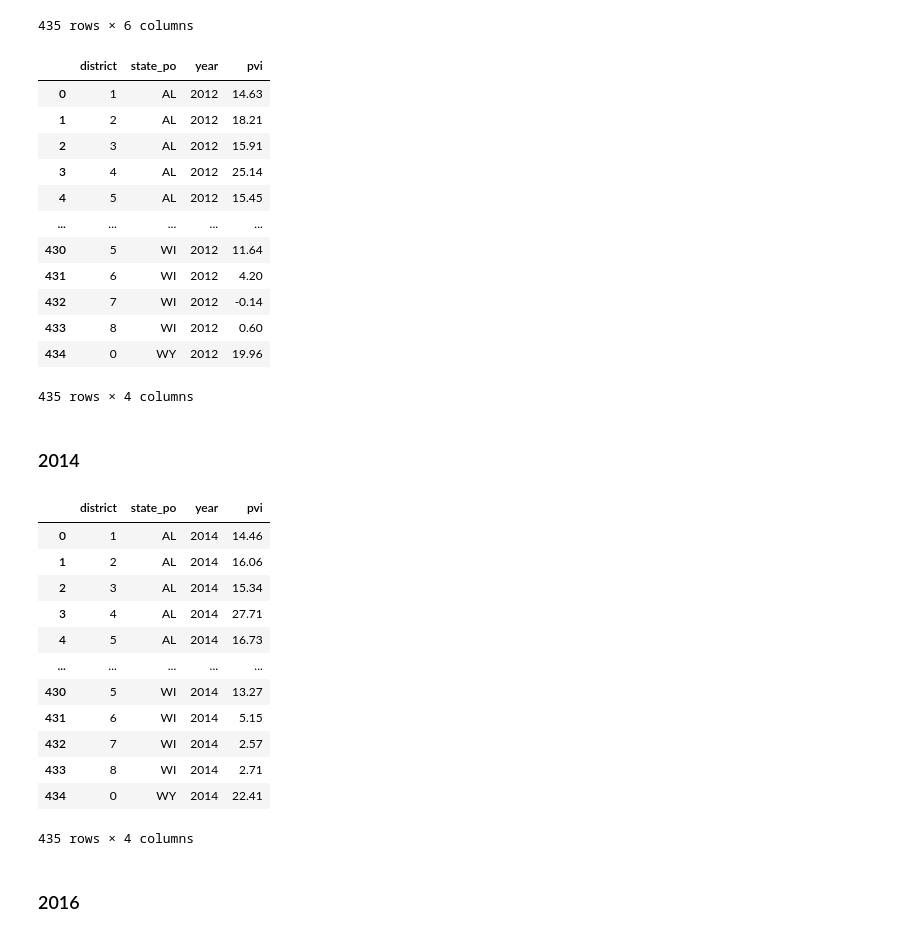
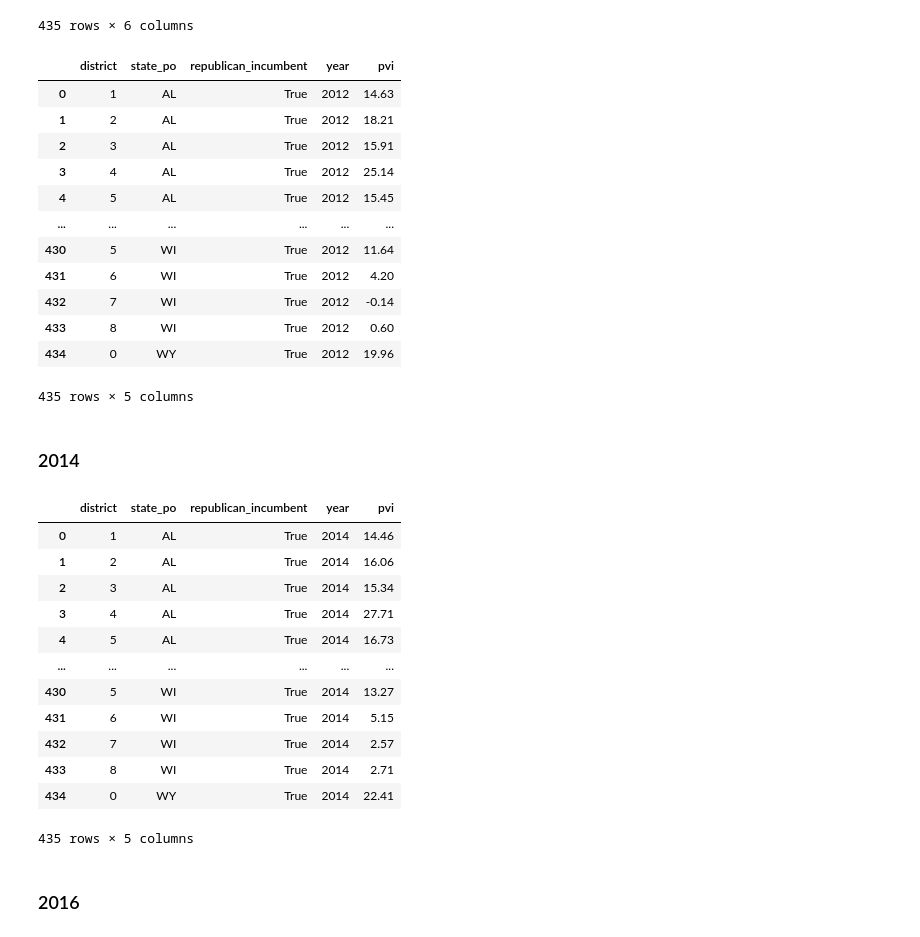
Before and after one commit to fcostell0/DS496Capstone, a Jupyter notebook: Processed Data/HouseElectionDataProcessing.ipynb, the cells around one changed output. Drawn from its saved outputs; the diff is of its cells as text; code cells hidden in the pictures.

```diff
--- a/Processed Data/HouseElectionDataProcessing.ipynb
+++ b/Processed Data/HouseElectionDataProcessing.ipynb
@@ -224,42 +224,45 @@ def process_pvi(pvi):
 # %%
 def processStateDistrict(dataframe, year):
     state_abbr = {
             'Alabama': 'AL', 'Alaska':'AK', 'Arizona':'AZ', 'Arkansas':'AR', 'California':'CA', 'Colorado':'CO',
             'Connecticut':'CT','Delaware':'DE','Florida':'FL','Georgia':'GA', 'Hawaii':'HI','Idaho':'ID','Illinois':'IL',
             'Indiana':'IN', 'Iowa':'IA', 'Kansas':'KS', 'Kentucky':'KY', 'Louisiana':'LA', 'Maine':'ME', 'Maryland':'MD',
             'Massachusetts':'MA', 'Michigan':'MI', 'Minnesota':'MN', 'Mississippi':'MS', 'Missouri':'MO', 'Montana':'MT',
             'Nebraska':'NE', 'Nevada':'NV', 'New Hampshire':'NH', 'New Jersey':'NJ', 'New Mexico':'NM','New York':'NY', 'North Carolina':'NC',
             'North Dakota':'ND', 'Ohio':'OH', 'Oklahoma':'OK', 'Oregon':'OR', 'Pennsylvania':'PA', 'Rhode Island':'RI',
             'South Carolina':'SC', 'South Dakota':'SD', 'Tennessee':'TN', 'Texas':'TX', 'Utah':'UT', 'Vermont':'VT',
             'Virginia':'VA', 'Washington':'WA', 'West Virginia':'WV', 'Wisconsin':'WI', 'Wyoming':'WY'
         }
 
     dataframe['state_po'] = dataframe['State'].map(state_abbr)
     dataframe.loc[dataframe['District'] == 'AL', 'District'] = 0
     dataframe = dataframe.rename(columns={'District':'district'})
-    dataframe = dataframe.drop(['State', 'Party'], axis = 1)
+    dataframe = dataframe.drop(['State'], axis = 1)
+
+    dataframe['republican_incumbent'] = dataframe['Party'] == 'R'
+    dataframe = dataframe.drop(['Party'], axis=1)
     dataframe['year'] = year
 
     return dataframe
 
 PVI2012 = processStateDistrict(PVI2012, 2012)
 PVI2012['pvi'] = PVI2012['2012 Raw Cook PVI'].apply(process_pvi)
 PVI2012 = PVI2012.drop(['2012 Winner', '2012 Cook PVI', '2012 Raw Cook PVI'], axis=1)
 PVI2012
 # %% [output]
-|  | district | state_po | year | pvi |
-| 0 | 1 | AL | 2012 | 14.63 |
-| 1 | 2 | AL | 2012 | 18.21 |
-| 2 | 3 | AL | 2012 | 15.91 |
-| 3 | 4 | AL | 2012 | 25.14 |
-| 4 | 5 | AL | 2012 | 15.45 |
-| ... | ... | ... | ... | ... |
-| 430 | 5 | WI | 2012 | 11.64 |
-| 431 | 6 | WI | 2012 | 4.20 |
-| 432 | 7 | WI | 2012 | -0.14 |
-| 433 | 8 | WI | 2012 | 0.60 |
-| 434 | 0 | WY | 2012 | 19.96 |
+|  | district | state_po | republican_incumbent | year | pvi |
+| 0 | 1 | AL | True | 2012 | 14.63 |
+| 1 | 2 | AL | True | 2012 | 18.21 |
+| 2 | 3 | AL | True | 2012 | 15.91 |
+| 3 | 4 | AL | True | 2012 | 25.14 |
+| 4 | 5 | AL | True | 2012 | 15.45 |
+| ... | ... | ... | ... | ... | ... |
+| 430 | 5 | WI | True | 2012 | 11.64 |
+| 431 | 6 | WI | True | 2012 | 4.20 |
+| 432 | 7 | WI | True | 2012 | -0.14 |
+| 433 | 8 | WI | True | 2012 | 0.60 |
+| 434 | 0 | WY | True | 2012 | 19.96 |
-435 rows × 4 columns
+435 rows × 5 columns
 # %% [markdown]
 ### 2014
 # %%
@@ -269,19 +272,19 @@ PVI2014['pvi'] = PVI2014['2013 Raw Cook PVI'].apply(process_pvi)
 PVI2014 = PVI2014.drop(['Member', '2013 Raw Cook PVI', '2013 Cook PVI'], axis=1)
 PVI2014
 # %% [output]
-|  | district | state_po | year | pvi |
-| 0 | 1 | AL | 2014 | 14.46 |
-| 1 | 2 | AL | 2014 | 16.06 |
-| 2 | 3 | AL | 2014 | 15.34 |
-| 3 | 4 | AL | 2014 | 27.71 |
-| 4 | 5 | AL | 2014 | 16.73 |
-| ... | ... | ... | ... | ... |
-| 430 | 5 | WI | 2014 | 13.27 |
-| 431 | 6 | WI | 2014 | 5.15 |
-| 432 | 7 | WI | 2014 | 2.57 |
-| 433 | 8 | WI | 2014 | 2.71 |
-| 434 | 0 | WY | 2014 | 22.41 |
+|  | district | state_po | republican_incumbent | year | pvi |
+| 0 | 1 | AL | True | 2014 | 14.46 |
+| 1 | 2 | AL | True | 2014 | 16.06 |
+| 2 | 3 | AL | True | 2014 | 15.34 |
+| 3 | 4 | AL | True | 2014 | 27.71 |
+| 4 | 5 | AL | True | 2014 | 16.73 |
+| ... | ... | ... | ... | ... | ... |
+| 430 | 5 | WI | True | 2014 | 13.27 |
+| 431 | 6 | WI | True | 2014 | 5.15 |
+| 432 | 7 | WI | True | 2014 | 2.57 |
+| 433 | 8 | WI | True | 2014 | 2.71 |
+| 434 | 0 | WY | True | 2014 | 22.41 |
-435 rows × 4 columns
+435 rows × 5 columns
 # %% [markdown]
 ### 2016
 # %%
```
Also changed, not shown: parts of 15 cells of this notebook, 3 other files.
